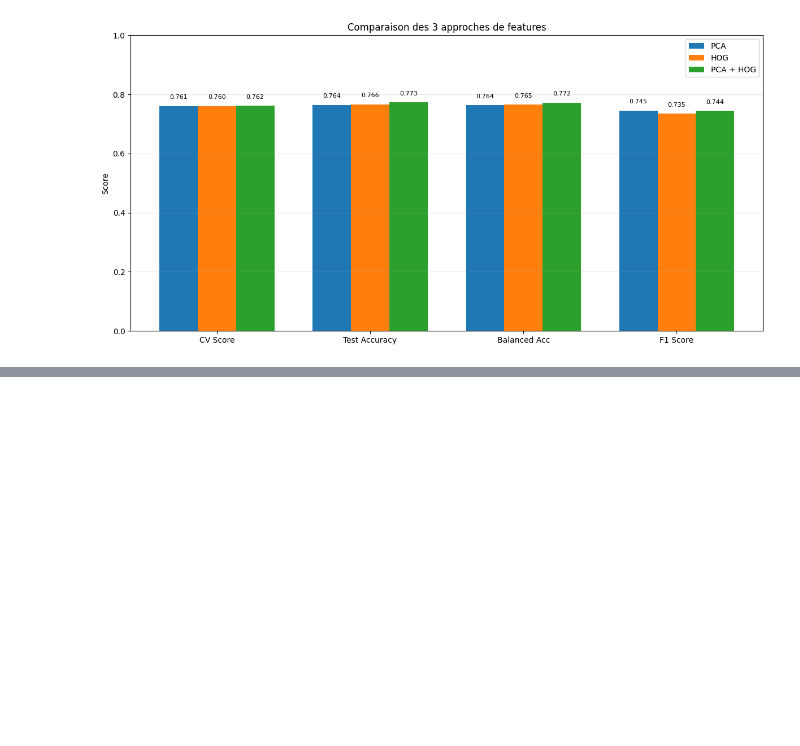
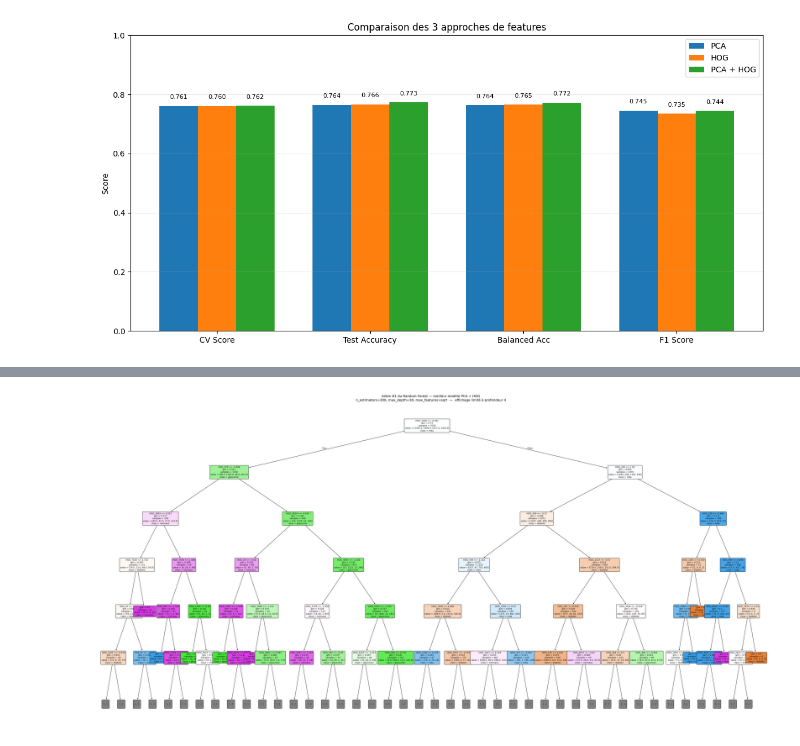
Before and after one commit to Mathis0000/Memoire, a Jupyter notebook: random_forest/random_forest.ipynb, the cells around one changed output, grey strips where cells are left out. Cells and saved outputs as stored; diff of their text form; code cells hidden in the pictures; blank space fills up the shorter version.

```diff
--- a/random_forest/random_forest.ipynb
+++ b/random_forest/random_forest.ipynb
@@ -212,7 +212,7 @@ Shape X_train_combined_raw: (5587, 24484)
   - Colonnes HOG: 16384 à 24483
 # %%
 from sklearn.ensemble import RandomForestClassifier
-from sklearn.model_selection import GridSearchCV
+from sklearn.model_selection import GridSearchCV, RandomizedSearchCV
 from sklearn.pipeline import Pipeline
 from sklearn.compose import ColumnTransformer
 
@@ -226,7 +226,7 @@ rf_params = {
 }
 
 # Valeurs de PCA à tester
-pca_components = [50, 100, 200, 300]
+pca_components = [30,50,75, 100,125,150]
 
 print("Paramètres RF à tester:")
 for key, values in rf_params.items():
@@ -248,7 +248,7 @@ results = {}
 # 1) PCA seul: Pipeline(PCA -> RF)
 # ============================================================
 print("="*60)
-print("GridSearch pour: PCA (avec n_components dans la grille)")
+print("RandomizedSearch pour: PCA (avec n_components dans la grille)")
 print("="*60)
 
 pipe_pca = Pipeline([
@@ -261,7 +261,7 @@ param_grid_pca = {
     **{f'rf__{k}': v for k, v in rf_params.items()}
 }
 
-grid_pca = GridSearchCV(pipe_pca, param_grid_pca, cv=3, scoring='accuracy', n_jobs=2, verbose=1)
+grid_pca = RandomizedSearchCV(pipe_pca, param_grid_pca, n_iter=300, cv=3, scoring='accuracy', n_jobs=2, verbose=1, random_state=42)
 grid_pca.fit(X_train_pixels_scaled, y_train)
 
 print(f"\nMeilleurs paramètres: {grid_pca.best_params_}")
@@ -286,12 +289,12 @@ KeyboardInterrupt:
 # 2) HOG seul: RF directement
 # ============================================================
 print("="*60)
-print("GridSearch pour: HOG")
+print("RandomizedSearch pour: HOG")
 print("="*60)
 
 rf_hog = RandomForestClassifier(random_state=42)
 
-grid_hog = GridSearchCV(rf_hog, rf_params, cv=3, scoring='accuracy', n_jobs=2, verbose=1)
+grid_hog = RandomizedSearchCV(rf_hog, rf_params, n_iter=300, cv=3, scoring='accuracy', n_jobs=2, verbose=1, random_state=42)
 grid_hog.fit(X_train_hog_scaled, y_train)
 
 print(f"\nMeilleurs paramètres: {grid_hog.best_params_}")
@@ -317,7 +317,7 @@ Meilleur score CV: 0.7602
 # 3) PCA + HOG: ColumnTransformer(PCA sur pixels, passthrough HOG) -> RF
 # ============================================================
 print("="*60)
-print("GridSearch pour: PCA + HOG (avec n_components dans la grille)")
+print("RandomizedSearch pour: PCA + HOG (avec n_components dans la grille)")
 print("="*60)
 
 pixel_cols = list(range(n_pixel_features))
@@ -336,7 +336,7 @@ param_grid_combined = {
     **{f'rf__{k}': v for k, v in rf_params.items()}
 }
 
-grid_combined = GridSearchCV(pipe_combined, param_grid_combined, cv=3, scoring='accuracy', n_jobs=2, verbose=1)
+grid_combined = RandomizedSearchCV(pipe_combined, param_grid_combined, n_iter=300, cv=3, scoring='accuracy', n_jobs=2, verbose=1, random_state=42)
 grid_combined.fit(X_train_combined_raw, y_train)
 
 print(f"\nMeilleurs paramètres: {grid_combined.best_params_}")
@@ -512,3 +503,70 @@ plt.tight_layout()
 plt.show()
 # %% [output]
 [figure]
+# %%
+from sklearn.tree import plot_tree
+from sklearn.pipeline import Pipeline
+from sklearn.compose import ColumnTransformer
+from sklearn.decomposition import PCA
+from sklearn.ensemble import RandomForestClassifier
+import matplotlib.pyplot as plt
+
+# Meilleurs paramètres connus (PCA + HOG)
+BEST_PCA_N = 300
+BEST_RF_PARAMS = dict(
+    n_estimators=300,
+    max_depth=30,
+    max_features='sqrt',
+    min_samples_leaf=1,
+    min_samples_split=2,
+    random_state=42
+)
+
+# Reconstruire le pipeline directement avec les meilleurs paramètres
+pixel_cols = list(range(X_train_pixels_scaled.shape[1]))
+hog_cols   = list(range(X_train_pixels_scaled.shape[1],
+                        X_train_pixels_scaled.shape[1] + X_train_hog_scaled.shape[1]))
+
+best_pipe = Pipeline([
+    ('features', ColumnTransformer([
+        ('pca', PCA(n_components=BEST_PCA_N, random_state=42), pixel_cols),
+        ('hog', 'passthrough', hog_cols)
+    ])),
+    ('rf', RandomForestClassifier(**BEST_RF_PARAMS))
+])
+
+print("Entraînement du meilleur modèle PCA + HOG...")
+best_pipe.fit(X_train_combined_raw, y_train)
+print("Entraînement terminé ✓")
+
+# Noms des features
+feature_names = (
+    [f'PCA_{i}' for i in range(BEST_PCA_N)] +
+    [f'HOG_{i}' for i in range(X_train_hog_scaled.shape[1])]
+)
+
+# Visualiser l'arbre #1 (profondeur limitée à 4 pour la lisibilité)
+classes = ['diabete', 'glaucome', 'mda', 'normaux']
+tree_to_plot = best_pipe.named_steps['rf'].estimators_[0]
+
+fig, ax = plt.subplots(figsize=(40, 20))
+plot_tree(
+    tree_to_plot,
+    max_depth=5,
+    feature_names=feature_names,
+    class_names=classes,
+    filled=True,
+    rounded=True,
+    fontsize=9,
+    ax=ax,
+    impurity=True,
+    proportion=False
+)
+ax.set_title(
+    "Arbre #1 du Random Forest — meilleur modèle PCA + HOG\n"
+    f"n_estimators=300, max_depth=30, max_features=sqrt  —  affichage limité à profondeur 4",
+    fontsize=14
+)
+plt.tight_layout()
+plt.show()
+# %% [output]
@@ -514,0 +575 @@ plt.show()
+[figure, added]
```
Also changed, not shown: parts of 6 cells of this notebook, 1 other file.
